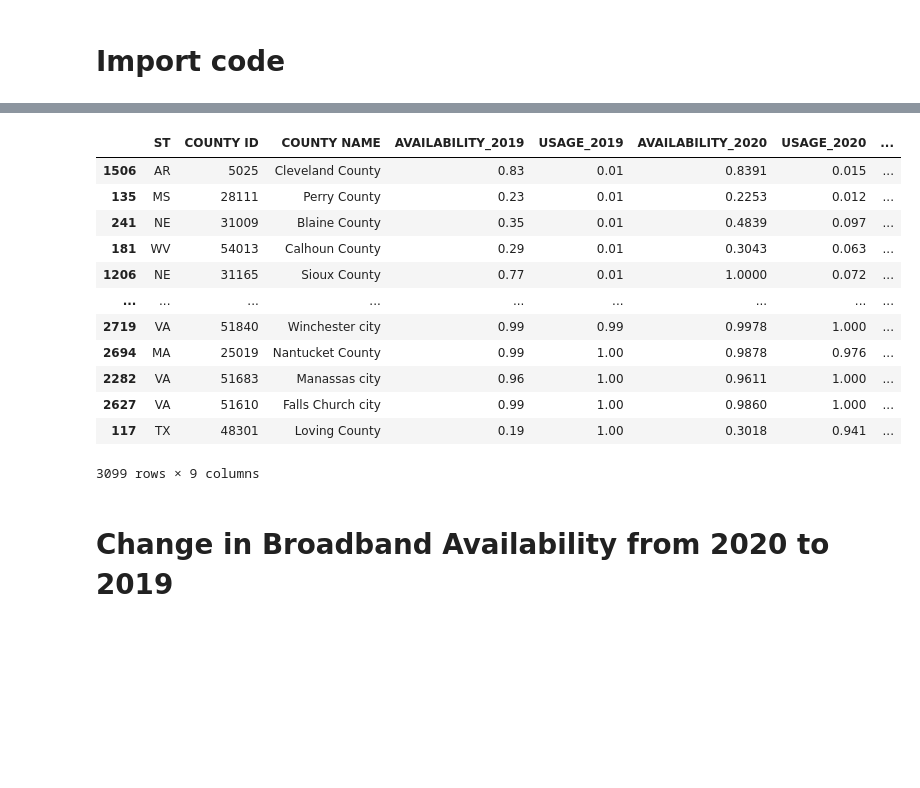
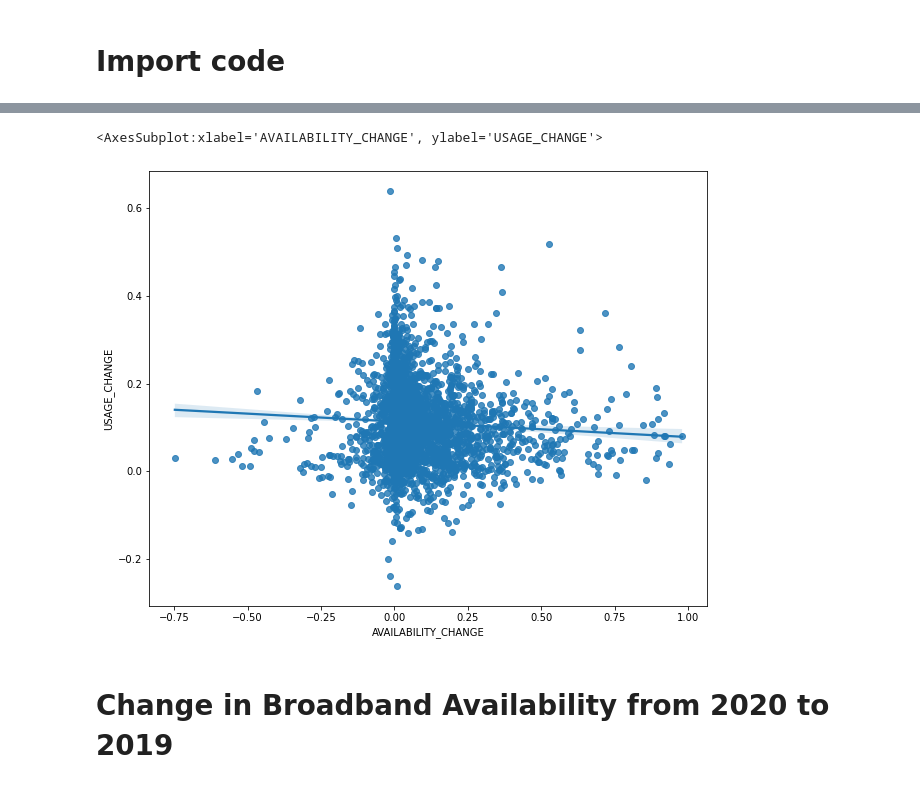
Before and after one commit to DragonGriffon2003/2021_DataSoup_DataFest, a Jupyter notebook: Data-Vis.ipynb, the cells around one changed output, grey strips where cells are left out. Drawn from its saved outputs; the diff is of its cells as text; code cells hidden in the pictures; blank space fills up the shorter version.

Commit message:
Added change in avalibility graph on US

```diff
--- a/Data-Vis.ipynb
+++ b/Data-Vis.ipynb
@@ -76,17 +66,6 @@ broad_change.sort_values('AVAILABILITY_CHANGE')
 3099 rows × 9 columns
-# %%
-broad_change.sort_values('USAGE_2019')
-# %% [output]
-|  | ST | COUNTY ID | COUNTY NAME | AVAILABILITY_2019 | USAGE_2019 | AVAILABILITY_2020 | USAGE_2020 | ... |
-| 1506 | AR | 5025 | Cleveland County | 0.83 | 0.01 | 0.8391 | 0.015 | ... |
-| 135 | MS | 28111 | Perry County | 0.23 | 0.01 | 0.2253 | 0.012 | ... |
-| 241 | NE | 31009 | Blaine County | 0.35 | 0.01 | 0.4839 | 0.097 | ... |
-| 181 | WV | 54013 | Calhoun County | 0.29 | 0.01 | 0.3043 | 0.063 | ... |
-| 1206 | NE | 31165 | Sioux County | 0.77 | 0.01 | 1.0000 | 0.072 | ... |
-| ... | ... | ... | ... | ... | ... | ... | ... | ... |
-| 2719 | VA | 51840 | Winchester city | 0.99 | 0.99 | 0.9978 | 1.000 | ... |
-| 2694 | MA | 25019 | Nantucket County | 0.99 | 1.00 | 0.9878 | 0.976 | ... |
-| 2282 | VA | 51683 | Manassas city | 0.96 | 1.00 | 0.9611 | 1.000 | ... |
-| 2627 | VA | 51610 | Falls Church city | 0.99 | 1.00 | 0.9860 | 1.000 | ... |
-| 117 | TX | 48301 | Loving County | 0.19 | 1.00 | 0.3018 | 0.941 | ... |
-3099 rows × 9 columns
+# %%
+sns.regplot(broad_change['AVAILABILITY_CHANGE'],broad_change['USAGE_CHANGE'])
+# %% [output]
+<AxesSubplot:xlabel='AVAILABILITY_CHANGE', ylabel='USAGE_CHANGE'>
+[figure, added]
```
Also changed, not shown: parts of 6 cells of this notebook.
